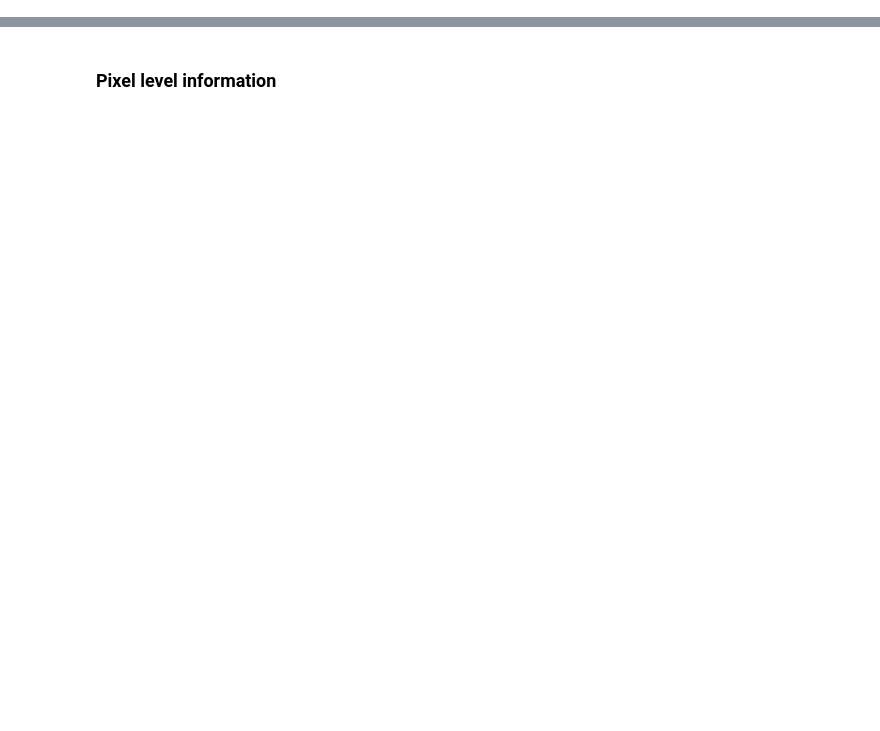
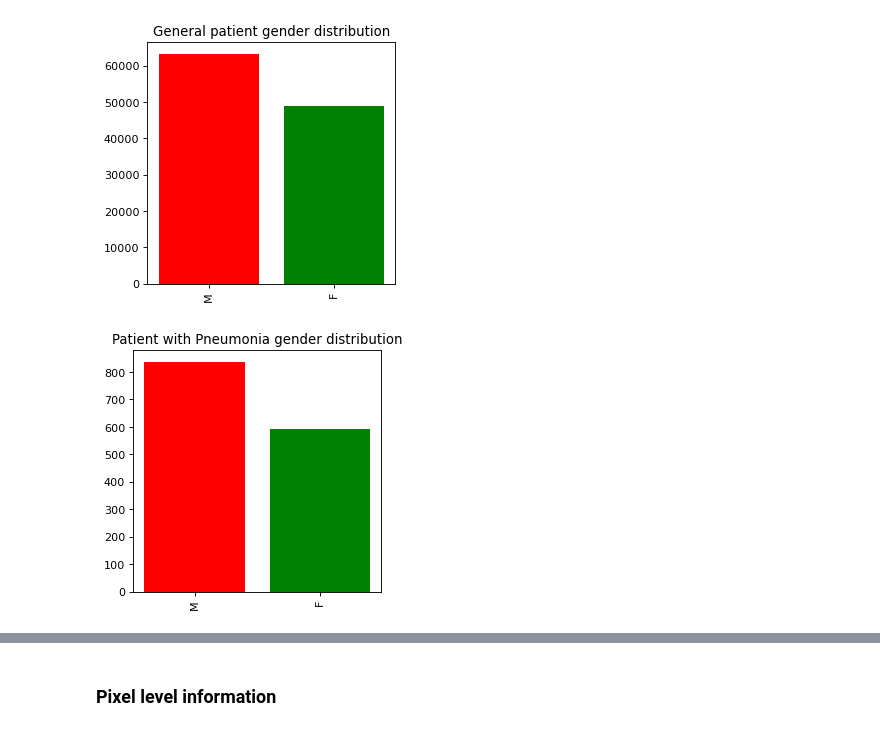
Before and after one commit to irvingvasquez/neumonitor, a Jupyter notebook: EDA.ipynb, the cells around one changed output, grey strips where cells are left out. Cells and saved outputs as stored; diff of their text form; code cells hidden in the pictures; blank space fills up the shorter version.

```diff
--- a/EDA.ipynb
+++ b/EDA.ipynb
@@ -255,0 +265,13 @@ sample_df.sample(10)
+# %%
+# Plot gender distribution
+column = 'Patient Gender'
+labels = getAllDifferentClasses(all_xray_df, column)
+dict_counts = getCountsDataFrame(all_xray_df, column, labels)
+plotCounts(dict_counts, 4, name = "General patient gender distribution")
+
+gender_with_pneu = np.array(all_xray_df[column])[list(indexes)]
+dict_counts = getCountsColumn(gender_with_pneu, labels)
+plotCounts(dict_counts, 4, name = "Patient with Pneumonia gender distribution")
+# %% [output]
+[figure, added]
+[figure, added]
```
Also changed, not shown: parts of 62 cells of this notebook, 1 other file.
